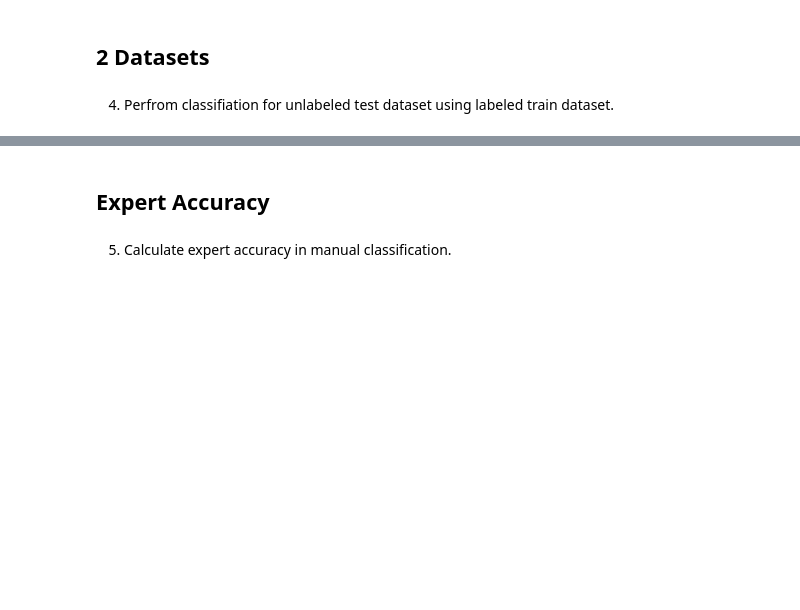
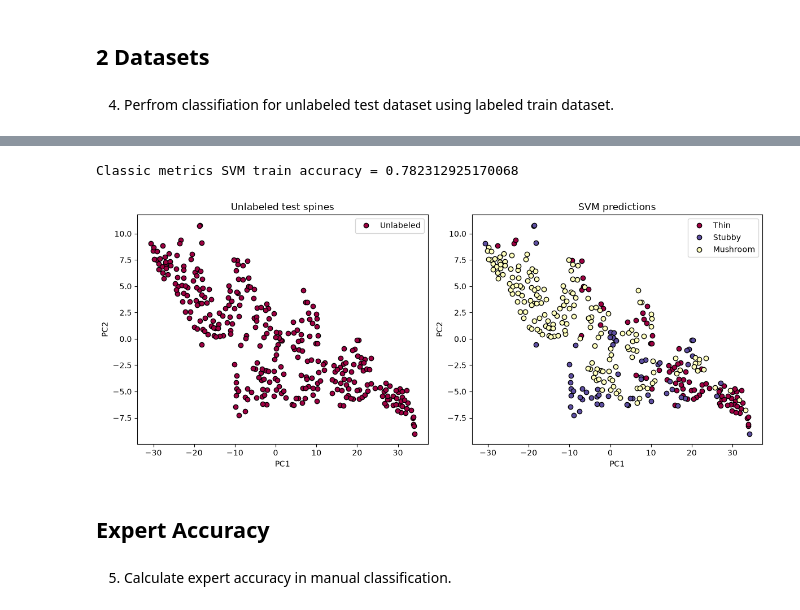
Before and after one commit to nahara7/SpineTool, a Jupyter notebook: spine-classification.ipynb, the cells around one changed output, grey strips where cells are left out. Saved outputs shown, nothing was run; the diff lists cells and outputs as text; code cells hidden in the pictures; blank space fills up the shorter version.

Commit message:
Fix classification notebook plot rendering

```diff
--- a/spine-classification.ipynb
+++ b/spine-classification.ipynb
@@ -133,6 +139,7 @@ for label, res_grouping in res_groupings.items():
 # %% [markdown]
 4. Perfrom classifiation for unlabeled test dataset using labeled train dataset.
 # %%
+from pathlib import Path
 from sklearn import svm
 from sklearn.model_selection import GridSearchCV
 import numpy as np
@@ -145,7 +152,6 @@ from spine_metrics import SpineMetricDataset
 from spine_fitter import SpineGrouping
 from ipywidgets import widgets
 
-
 # [Merged Grouping, Combined Metrics, Classic metrics, Chord metrics]
 def load_dataset(dataset_path, labels_subpath: str = "") -> Tuple[SpineGrouping, SpineMetricDataset, SpineMetricDataset, SpineMetricDataset]:
     metrics = SpineMetricDataset().load(f"{dataset_path}/metrics.csv")
@@ -153,7 +159,6 @@ def load_dataset(dataset_path, labels_subpath: str = "") -> Tuple[SpineGrouping,
     if labels_subpath:
         grouping = SpineGrouping().load(f"{dataset_path}/{labels_subpath}")
         metrics = metrics.get_spines_subset(grouping.samples)
-
     else:
         grouping = SpineGrouping(groups={"Unlabeled": metrics.ordered_spine_names})
 
@@ -161,45 +166,63 @@ def load_dataset(dataset_path, labels_subpath: str = "") -> Tuple[SpineGrouping,
                                           "LengthVolumeRatio", "LengthAreaRatio", "JunctionArea",
                                           "Length", "Area", "Volume", "ConvexHullVolume", "ConvexHullRatio"])
     chords = metrics.get_metrics_subset(["ChordDistribution"])
+    return grouping, metrics, classic, chords
 
-    return grouping, metrics, classic, chords
+
+def create_dir(dir_name):
+    Path(dir_name).mkdir(parents=True, exist_ok=True)
 
 
 train = load_dataset("train example dataset", "manual_classification/manual_classification_merged_reduced.json")
 test = load_dataset("test example dataset")
 
 
-histogram_size = 100
-
 def do_classification(label, train_grouping, train_metrics, test_grouping, test_metrics):
-    pred_groupings = []
-
     train_names = train_metrics.ordered_spine_names
+    train_target = [train_grouping.get_group(name) for name in train_names]
     test_names = test_metrics.ordered_spine_names
-
-    train_target = [train_grouping.get_group(name) for name in train_names]
     test_target = [test_grouping.get_group(name) for name in test_names]
 
-    parameters = {'C': [1, 10]}
-
+    ## Settings for how strongly SVM penalizes training mistakes
+    parameters = {"C": [1, 10]}
     train_data = train_metrics.as_array()
     test_data = test_metrics.as_array()
 
     svc = svm.SVC(kernel="rbf")
+    ## The model splits the data into four roughly equal parts or folds
+    ## Trains on three folds and validates on the remaining fold
+    ## Each fold is used once for validation
     clf = GridSearchCV(svc, parameters, cv=4)
     clf.fit(train_data, train_target)
+
     print(f"{label} metrics SVM train accuracy = {clf.score(train_data, train_target)}")
-    if not (len(test_grouping.groups) == 1 and "Unlabeled" in test_grouping.groups):
+    test_is_unlabeled = len(test_grouping.groups) == 1 and "Unlabeled" in test_grouping.groups
+    ## Check the trained classifier against unseen test examples and report accuracy
+    ## Accuracy cannot be calculated when the test examples are unlabeled
+    if not test_is_unlabeled:
         print(f"{label} metrics SVM test accuracy = {clf.score(test_data, test_target)}")
 
-    pred_labels = clf.predict(test_metrics.as_array())
-    pred_groups = {label: set() for label in ["Thin", "Mushroom", "Stubby"]}
-    for i, name in enumerate(test_metrics.ordered_spine_names):
+    pred_labels = clf.predict(test_data)
+    pred_groups = {class_name: set() for class_name in ["Thin", "Mushroom", "Stubby"]}
+    for i, name in enumerate(test_names):
         pred_groups[pred_labels[i]].add(name)
     pred_grouping = SpineGrouping(test_metrics.spine_names, pred_groups)
-    test_grouping.set_show_method(show_method)
-    pred_grouping.set_show_method(show_method)
-    display(widgets.HBox([test_grouping.show(test_metrics), pred_grouping.show(test_metrics)]))
+
+    # Use one embedding so both panels show identical spine coordinates.
+    plot_metrics = test_metrics
+    if test_data.shape[1] > 2:
+        plot_metrics = test_metrics.reduce(2, show_method)
+
+    left_panel_title = "Unlabeled test spines" if test_is_unlabeled else "Ground-truth labels"
+    figure, axes = plt.subplots(1, 2, figsize=(12, 5))
+    plt.sca(axes[0])
+    test_grouping._show(plot_metrics)
+    axes[0].set_title(left_panel_title)
+    plt.sca(axes[1])
+    pred_grouping._show(plot_metrics)
+    axes[1].set_title("SVM predictions")
+    figure.tight_layout()
+    plt.show()
     return pred_grouping
 
 
@@ -208,16 +231,13 @@ test_metrics = {"Classic": test[2], "Combined": test[1], "Chord": test[3]}
 
 
 def export_graphs(_):
-    save_folder = f"output/train_and_test_separately"
+    save_folder = "output/train_and_test_separately"
     create_dir("output")
     create_dir(save_folder)
 
-    # save groupings
     for label, svm_grouping in res_groupings.items():
         save_path = f"{save_folder}/{label}"
         create_dir(save_path)
-        svm_grouping.set_show_method(show_method)
-        test[0].set_show_method(show_method)
         svm_grouping.save(f"{save_path}/svm_classification.json")
         svm_grouping.save_reduced(test_metrics[label], f"{save_path}/svm_classification_tsne.csv", method="tsne")
         test[0].save_reduced(test_metrics[label], f"{save_path}/manual_classification_tsne.csv", method="tsne")
@@ -231,5 +251,6 @@ export_button.on_click(export_graphs)
 display(export_button)
 
 res_groupings["Classic"] = do_classification("Classic", train[0], train[2], test[0], test[2])
-res_groupings["Combined"] = do_classification("Combined", train[0], train[1], test[0], test[1])
-res_groupings["Chord"] = do_classification("Chord", train[0], train[3], test[0], test[3])
+# res_groupings["Combined"] = do_classification("Combined", train[0], train[1], test[0], test[1])
+# res_groupings["Chord"] = do_classification("Chord", train[0], train[3], test[0], test[3])
+# %% [output]
@@ -236,3 +258,5 @@ res_groupings["Chord"] = do_classification("Chord", train[0], train[3], test[0],
+Classic metrics SVM train accuracy = 0.782312925170068
+[figure, added]
 # %% [markdown]
 ## Expert Accuracy
 # %% [markdown]
```
Also changed, not shown: parts of 3 cells of this notebook.
